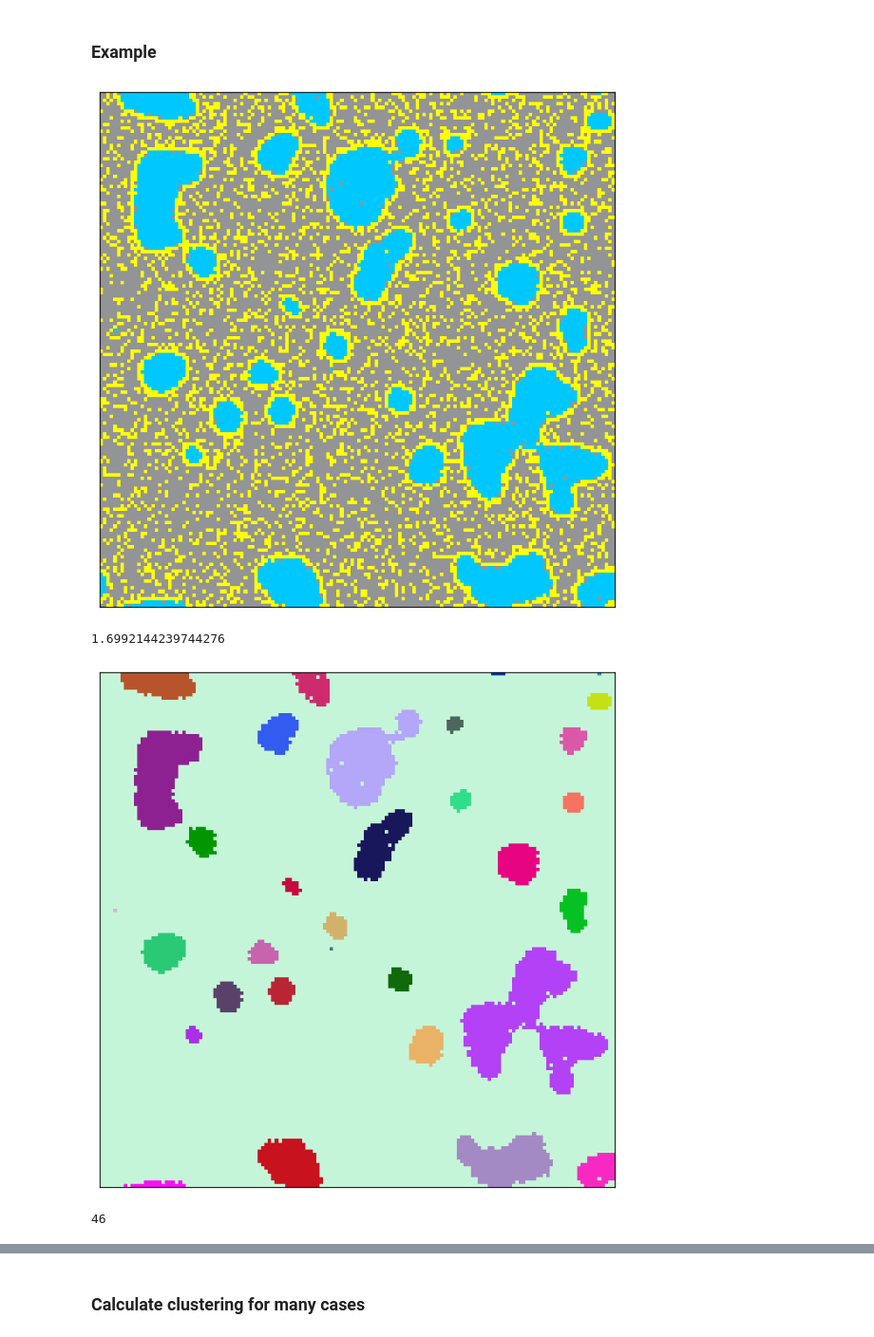
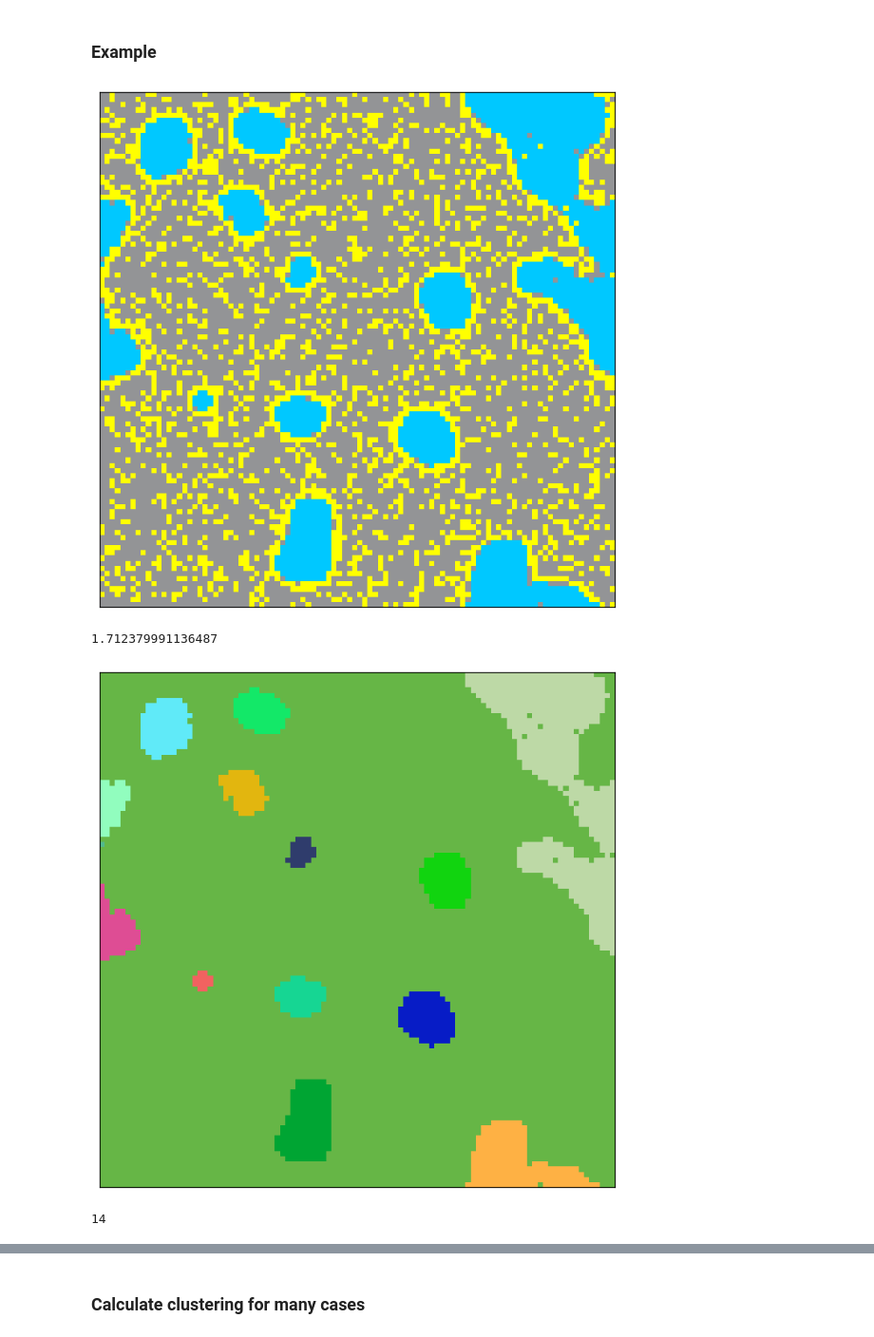
Before and after one commit to AlantheBenign/Critical-mass-model-for-social-dynamic, a Jupyter notebook: Projeto/Merchants_no_borders.ipynb, the cells around one changed output, grey strips where cells are left out. Shown at 95% size. Cells and saved outputs as stored; diff of their text form; code cells hidden in the pictures.

```diff
--- a/Projeto/Merchants_no_borders.ipynb
+++ b/Projeto/Merchants_no_borders.ipynb
@@ -76,7 +77,7 @@ def save_image(agents, grid = False, fileName = "city"):
     vacancy = np.array([147.0/255, 148.0/255, 150.0/255])  # grey
     agent =  np.array([255.0/255, 255.0/255, 0.0/255])     # red
     cyan =  np.array([0.0/255, 200.0/255, 255.0/255])      # cyan
-    cmap = colors.ListedColormap([vacancy, agent, cyan])
+    cmap = colors.ListedColormap([cyan, vacancy, agent])
     # determines the limits of each color:
     bounds = [merchant_value, vacancy_value, resident_value, resident_value + 1]
     norm = colors.BoundaryNorm(bounds, cmap.N)
@@ -319,36 +358,33 @@ def hk(matrix, target_value):
 # %% [markdown]
 ### Example
 # %%
-N = 150
+N = 100
 agentDensity = 0.4
 residentRelativeDensity = 0.6
-timeSteps = 2000
+timeSteps = 5000
 plot = False
 analizeStart = False
+saveImage = False
 
 # creates a city
 city = create_city(N, agentDensity, residentRelativeDensity)
 
 if analizeStart:
     if int(input()):
         simulate(city, timeSteps, plot = plot)
 else:
-    simulate(city, timeSteps, plot = plot)
+    simulate(city, timeSteps, plot = plot, plotEnd = True, saveImage = saveImage, fileName = 'example')
 
 clusteringLevel = clustering_level(city)
 print(clusteringLevel)
-result_merchant, labels_merchant = hk(city, merchant_value)
-result_resident, labels_resident = hk(city, resident_value)
-plot_generic_grid(result_merchant)
-setto = set()
-for element in labels_merchant:
-    if element > np.max(result_merchant):
-        break
-    setto.add(element)
-print(len(setto))
-plot_generic_grid(result_merchant + result_resident)
+
+HK_class = HoshenKopelman(city)
+labels = HK_class.hk(merchant_value)
+numClusters, clustersSizes = HK_class.cluster_data()
+plot_generic_grid(labels)
+print(numClusters)
 # %% [output]
-[figure, old version]
+[figure, new version]
-1.6992144239744276
+1.712379991136487
-[figure, old version]
+[figure, new version]
-46
+14
```
Also changed, not shown: parts of 9 cells of this notebook, 27 other files.
